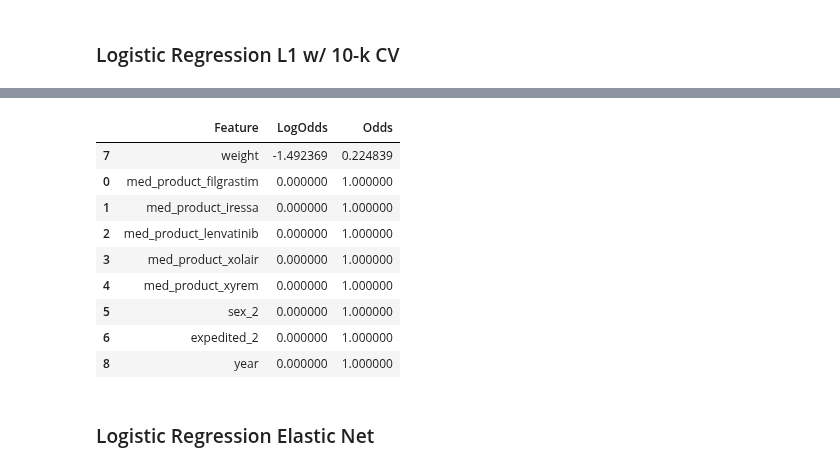
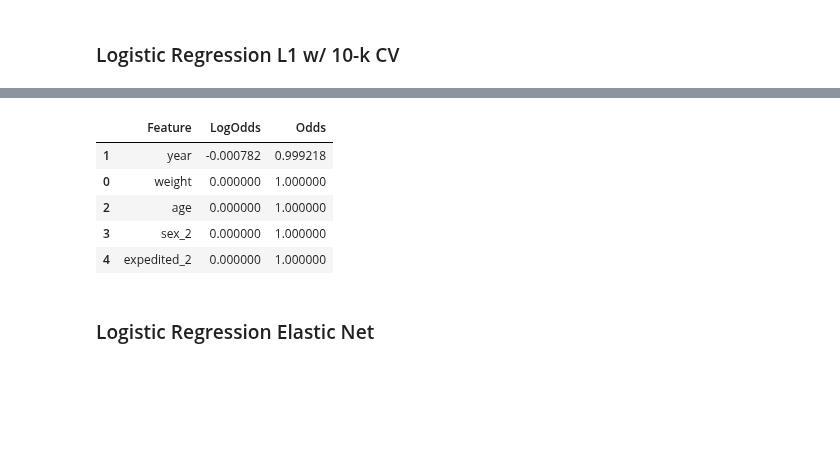
Before and after one commit to teamlunarlanding/Pharma-Drug-Surveillance, a Jupyter notebook: Modeling.ipynb, the cells around one changed output, grey strips where cells are left out. Drawn from its saved outputs; the diff is of its cells as text; code cells hidden in the pictures; blank space fills up the shorter version.

```diff
--- a/Modeling.ipynb
+++ b/Modeling.ipynb
@@ -260,3 +263,5 @@ result_query_df.to_csv('DataLibrary/result_query_df.csv')
+# %%
+result_query_df = result_query_df.head(5000)
 # %%
 master_query_df = result_query_df
 # %% [markdown]
@@ -486,8 +581,43 @@ ValueError: could not convert string to float: "['carboplatin']"
 ### Logistic Regression L2 Regularization
 # %%
 log_l2 = LogisticRegression(solver='saga', penalty='l2', random_state=1)
-log_l2.fit(X_train_under, y_train_under.values.ravel())
+log_l2.fit(X_train_encoded, y_train)
 
 # Intercept Log-Odds and Odds
-print(log_l2.intercept_ , np.exp(log_l2.intercept_))
+print("Intercept (Log-Odds):", log_l2.intercept_)
+print("Intercept (Odds):", np.exp(log_l2.intercept_))
+
+# Make predictions on the encoded test data
+y_pred = log_l2.predict(X_test_encoded)
+
+# Compute the confusion matrix
+cm = confusion_matrix(y_test, y_pred, labels=[0, 1, 2])
+
+# Accuracy
+logl2_acc = accuracy_score(y_test, y_pred)
+
+# Precision, Recall (Sensitivity), and F1-Score for each class
+logl2_prec = precision_score(y_test, y_pred, average=None, labels=[0, 1, 2])
+logl2_rec = recall_score(y_test, y_pred, average=None, labels=[0, 1, 2])
+logl2_f1 = f1_score(y_test, y_pred, average=None, labels=[0, 1, 2])
+
+# Specificity calculation for each class
+specificity = np.array([
+    (np.sum(cm) - np.sum(cm[:, i]) - np.sum(cm[i, :]) + cm[i, i]) / (np.sum(cm) - np.sum(cm[:, i]))
+    for i in range(cm.shape[0])
+])
+
+# Extract metrics for class 2 (index 2)
+class_index = 2
+logl2_prec_class2 = logl2_prec[class_index]
+logl2_rec_class2 = logl2_rec[class_index]
+logl2_f1_class2 = logl2_f1[class_index]
+logl2_spec_class2 = specificity[class_index]
+
+# Print metrics
+print(f"Accuracy: {logl2_acc:.2f}")
+print(f"Class 2 Precision: {logl2_prec_class2:.2f}")
+print(f"Class 2 Specificity: {logl2_spec_class2:.2f}")
+print(f"Class 2 Recall: {logl2_rec_class2:.2f}")
+print(f"Class 2 F1-Score: {logl2_f1_class2:.2f}")
 # %% [output]
@@ -507,20 +687,16 @@ print(log_l1_cv.intercept_ , np.exp(log_l1_cv.intercept_))
 # %%
 # Create table of coefficient odds
-d = {'Feature': pd.Series(X_train_under.columns), 'LogOdds': pd.Series(log_l1_cv.coef_[0])}
+d = {'Feature': pd.Series(X_train_encoded.columns), 'LogOdds': pd.Series(log_l1_cv.coef_[0])}
 df = pd.DataFrame(data=d).reindex(d['LogOdds'].abs().sort_values(ascending=False).index)
 df['Odds'] = np.exp(df['LogOdds'])
-df
+df.head()
 # %% [output]
 |  | Feature | LogOdds | Odds |
-| 7 | weight | -1.492369 | 0.224839 |
-| 0 | med_product_filgrastim | 0.000000 | 1.000000 |
-| 1 | med_product_iressa | 0.000000 | 1.000000 |
-| 2 | med_product_lenvatinib | 0.000000 | 1.000000 |
-| 3 | med_product_xolair | 0.000000 | 1.000000 |
-| 4 | med_product_xyrem | 0.000000 | 1.000000 |
-| 5 | sex_2 | 0.000000 | 1.000000 |
-| 6 | expedited_2 | 0.000000 | 1.000000 |
-| 8 | year | 0.000000 | 1.000000 |
+| 1 | year | -0.000782 | 0.999218 |
+| 0 | weight | 0.000000 | 1.000000 |
+| 2 | age | 0.000000 | 1.000000 |
+| 3 | sex_2 | 0.000000 | 1.000000 |
+| 4 | expedited_2 | 0.000000 | 1.000000 |
 # %%
 # Cross val performance
 # %% [markdown]
```
Also changed, not shown: parts of 45 cells of this notebook.
